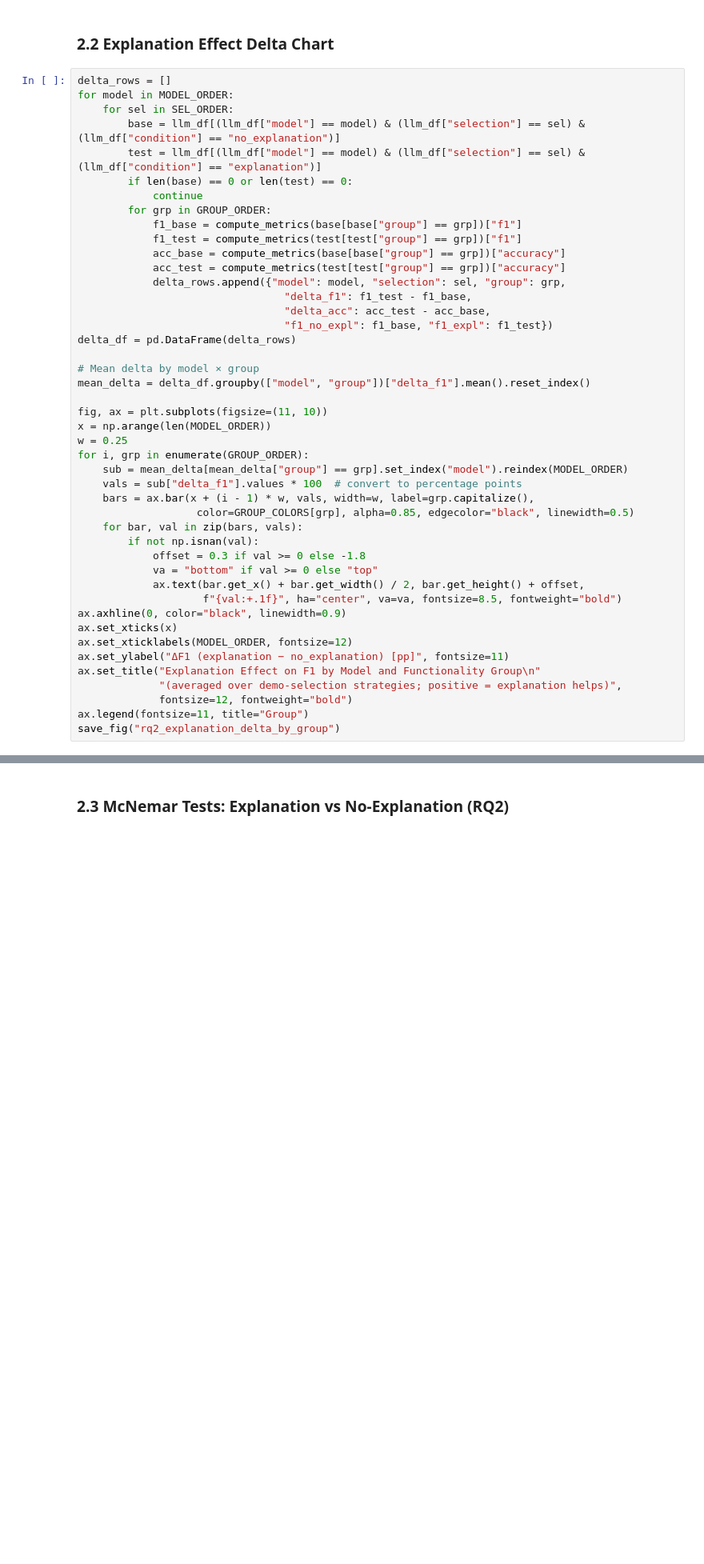
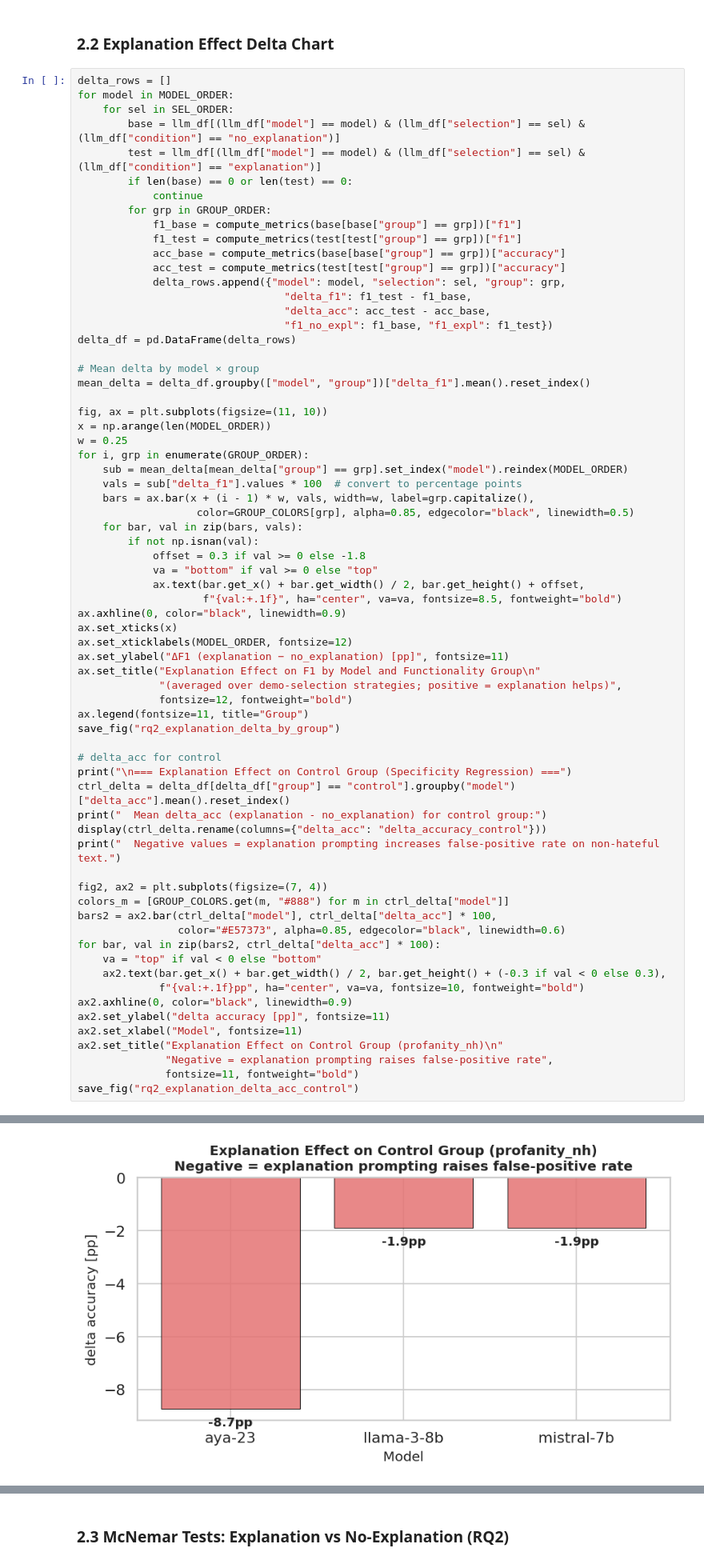
Before and after one commit to riyagupta0701/NLP4S-Toxicity-Detection, a Jupyter notebook: evaluation.ipynb, the cells around one changed output, grey strips where cells are left out. Shown at 80% size. Saved outputs shown, nothing was run; the diff lists cells and outputs as text; blank space fills up the shorter version.

```diff
--- a/evaluation.ipynb
+++ b/evaluation.ipynb
@@ -558,6 +578,29 @@ ax.set_title("Explanation Effect on F1 by Model and Functionality Group\n"
              fontsize=12, fontweight="bold")
 ax.legend(fontsize=11, title="Group")
 save_fig("rq2_explanation_delta_by_group")
+
+# delta_acc for control
+print("\n=== Explanation Effect on Control Group (Specificity Regression) ===")
+ctrl_delta = delta_df[delta_df["group"] == "control"].groupby("model")["delta_acc"].mean().reset_index()
+print("  Mean delta_acc (explanation - no_explanation) for control group:")
+display(ctrl_delta.rename(columns={"delta_acc": "delta_accuracy_control"}))
+print("  Negative values = explanation prompting increases false-positive rate on non-hateful text.")
+
+fig2, ax2 = plt.subplots(figsize=(7, 4))
+colors_m = [GROUP_COLORS.get(m, "#888") for m in ctrl_delta["model"]]
+bars2 = ax2.bar(ctrl_delta["model"], ctrl_delta["delta_acc"] * 100,
+                color="#E57373", alpha=0.85, edgecolor="black", linewidth=0.6)
+for bar, val in zip(bars2, ctrl_delta["delta_acc"] * 100):
+    va = "top" if val < 0 else "bottom"
+    ax2.text(bar.get_x() + bar.get_width() / 2, bar.get_height() + (-0.3 if val < 0 else 0.3),
+             f"{val:+.1f}pp", ha="center", va=va, fontsize=10, fontweight="bold")
+ax2.axhline(0, color="black", linewidth=0.9)
+ax2.set_ylabel("delta accuracy [pp]", fontsize=11)
+ax2.set_xlabel("Model", fontsize=11)
+ax2.set_title("Explanation Effect on Control Group (profanity_nh)\n"
+              "Negative = explanation prompting raises false-positive rate",
+              fontsize=11, fontweight="bold")
+save_fig("rq2_explanation_delta_acc_control")
 # %% [output]
 [figure]
   [saved] outputs/eval/figures/rq2_explanation_delta_by_group.png
@@ -563,0 +615 @@ save_fig("rq2_explanation_delta_by_group")
+[figure, added]
```
Also changed, not shown: parts of 8 cells of this notebook, 6 other files.
